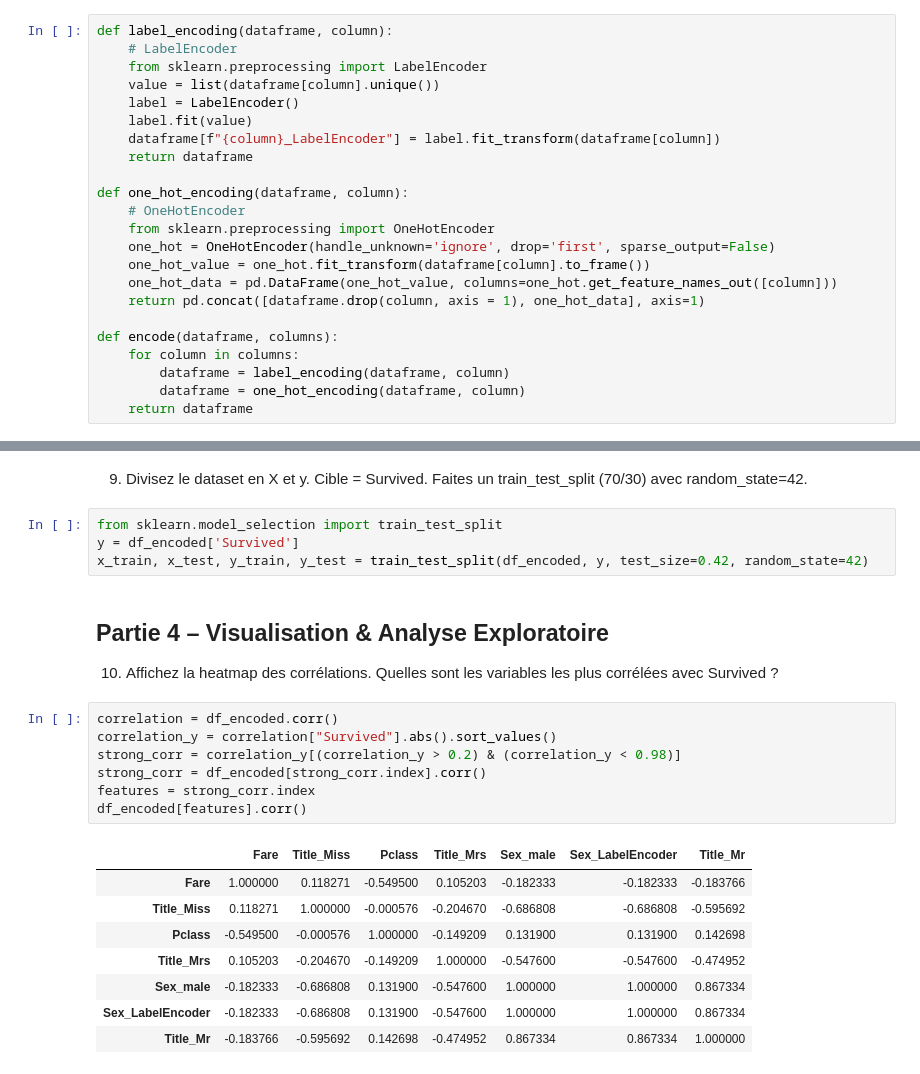
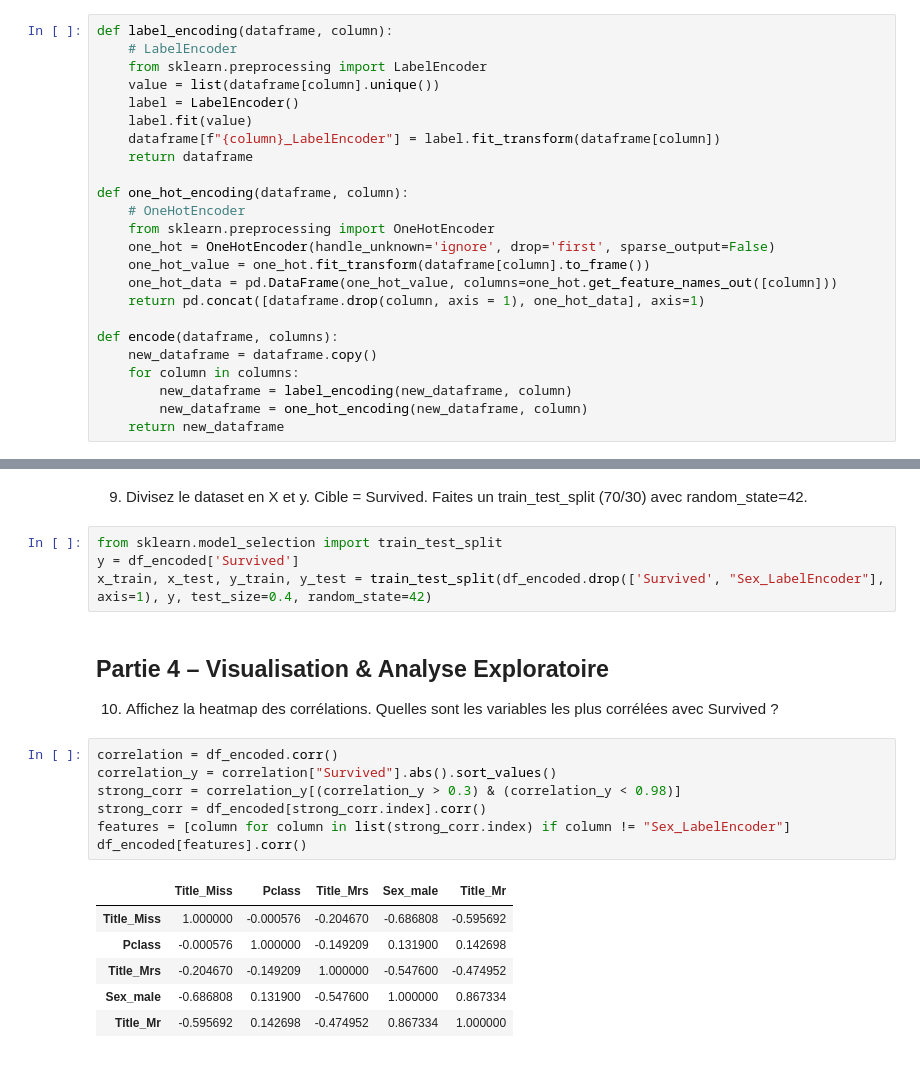
Before and after one commit to maheryfit/ML_ITU_1, a Jupyter notebook: TP_2/DecisionTreeAndRandomForest.ipynb, the cells around one changed output, grey strips where cells are left out. Drawn from its saved outputs; the diff is of its cells as text.

```diff
--- a/TP_2/DecisionTreeAndRandomForest.ipynb
+++ b/TP_2/DecisionTreeAndRandomForest.ipynb
@@ -199,10 +199,11 @@ def one_hot_encoding(dataframe, column):
     return pd.concat([dataframe.drop(column, axis = 1), one_hot_data], axis=1)
 
 def encode(dataframe, columns):
+    new_dataframe = dataframe.copy()
     for column in columns:
-        dataframe = label_encoding(dataframe, column)
-        dataframe = one_hot_encoding(dataframe, column)
-    return dataframe
+        new_dataframe = label_encoding(new_dataframe, column)
+        new_dataframe = one_hot_encoding(new_dataframe, column)
+    return new_dataframe
 # %%
 df_encoded = encode(df, ['Title', 'Embarked', 'Sex'])
 # %%
@@ -250,23 +251,21 @@ df_encoded
 # %%
 from sklearn.model_selection import train_test_split
 y = df_encoded['Survived']
-x_train, x_test, y_train, y_test = train_test_split(df_encoded, y, test_size=0.42, random_state=42)
+x_train, x_test, y_train, y_test = train_test_split(df_encoded.drop(['Survived', "Sex_LabelEncoder"], axis=1), y, test_size=0.4, random_state=42)
 # %% [markdown]
 ## Partie 4 – Visualisation & Analyse Exploratoire
 10. Affichez la heatmap des corrélations. Quelles sont les variables les plus corrélées avec Survived ?
 # %%
 correlation = df_encoded.corr()
 correlation_y = correlation["Survived"].abs().sort_values()
-strong_corr = correlation_y[(correlation_y > 0.2) & (correlation_y < 0.98)]
+strong_corr = correlation_y[(correlation_y > 0.3) & (correlation_y < 0.98)]
 strong_corr = df_encoded[strong_corr.index].corr()
-features = strong_corr.index
+features = [column for column in list(strong_corr.index) if column != "Sex_LabelEncoder"]
 df_encoded[features].corr()
 # %% [output]
-|  | Fare | Title_Miss | Pclass | Title_Mrs | Sex_male | Sex_LabelEncoder | Title_Mr |
-| Fare | 1.000000 | 0.118271 | -0.549500 | 0.105203 | -0.182333 | -0.182333 | -0.183766 |
-| Title_Miss | 0.118271 | 1.000000 | -0.000576 | -0.204670 | -0.686808 | -0.686808 | -0.595692 |
-| Pclass | -0.549500 | -0.000576 | 1.000000 | -0.149209 | 0.131900 | 0.131900 | 0.142698 |
-| Title_Mrs | 0.105203 | -0.204670 | -0.149209 | 1.000000 | -0.547600 | -0.547600 | -0.474952 |
-| Sex_male | -0.182333 | -0.686808 | 0.131900 | -0.547600 | 1.000000 | 1.000000 | 0.867334 |
-| Sex_LabelEncoder | -0.182333 | -0.686808 | 0.131900 | -0.547600 | 1.000000 | 1.000000 | 0.867334 |
-| Title_Mr | -0.183766 | -0.595692 | 0.142698 | -0.474952 | 0.867334 | 0.867334 | 1.000000 |
+|  | Title_Miss | Pclass | Title_Mrs | Sex_male | Title_Mr |
+| Title_Miss | 1.000000 | -0.000576 | -0.204670 | -0.686808 | -0.595692 |
+| Pclass | -0.000576 | 1.000000 | -0.149209 | 0.131900 | 0.142698 |
+| Title_Mrs | -0.204670 | -0.149209 | 1.000000 | -0.547600 | -0.474952 |
+| Sex_male | -0.686808 | 0.131900 | -0.547600 | 1.000000 | 0.867334 |
+| Title_Mr | -0.595692 | 0.142698 | -0.474952 | 0.867334 | 1.000000 |
```
Also changed, not shown: parts of 27 cells of this notebook, 1 other file.
